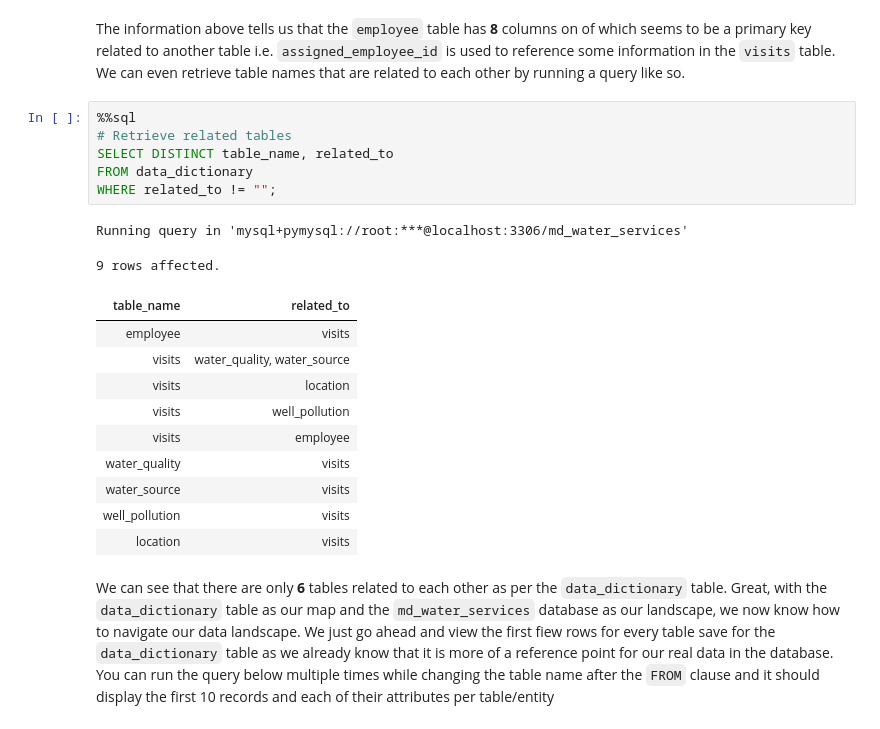
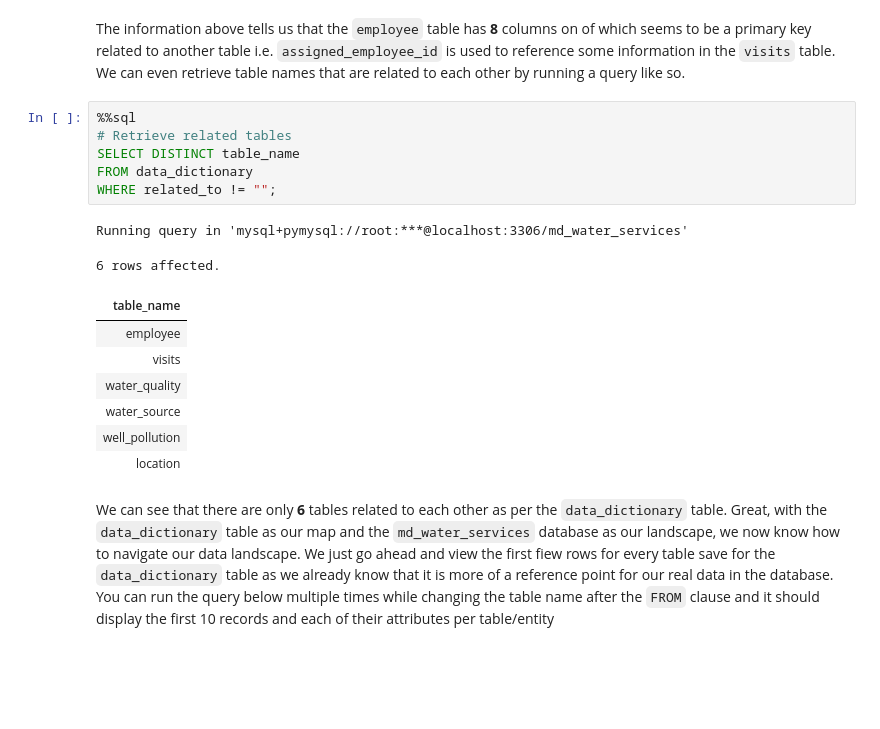
Before and after one commit to kelvinziroh/maji_ndogo, a Jupyter notebook: part_1/maji_ndogo_part1.ipynb, the cells around one changed output. Drawn from its saved outputs; the diff is of its cells as text; blank space fills up the shorter version.

```diff
--- a/part_1/maji_ndogo_part1.ipynb
+++ b/part_1/maji_ndogo_part1.ipynb
@@ -72,22 +72,19 @@ The information above tells us that the `employee` table has **8** columns on of
 # %%
 %%sql
 # Retrieve related tables
-SELECT DISTINCT table_name, related_to
+SELECT DISTINCT table_name
 FROM data_dictionary
 WHERE related_to != "";
 # %% [output]
 Running query in 'mysql+pymysql://root:***@localhost:3306/md_water_services'
-9 rows affected.
+6 rows affected.
-| table_name | related_to |
-| employee | visits |
-| visits | water_quality, water_source |
-| visits | location |
-| visits | well_pollution |
-| visits | employee |
-| water_quality | visits |
-| water_source | visits |
-| well_pollution | visits |
-| location | visits |
+| table_name |
+| employee |
+| visits |
+| water_quality |
+| water_source |
+| well_pollution |
+| location |
 # %% [markdown]
 We can see that there are only **6** tables related to each other as per the `data_dictionary` table. Great, with the `data_dictionary` table as our map and the `md_water_services` database as our landscape, we now know how to navigate our data landscape. We just go ahead and view the first fiew rows for every table save for the `data_dictionary` table as we already know that it is more of a reference point for our real data in the database. You can run the query below multiple times while changing the table name after the `FROM` clause and it should display the first 10 records and each of their attributes per table/entity
 # %%
```
Also changed, not shown: parts of 8 cells of this notebook.
